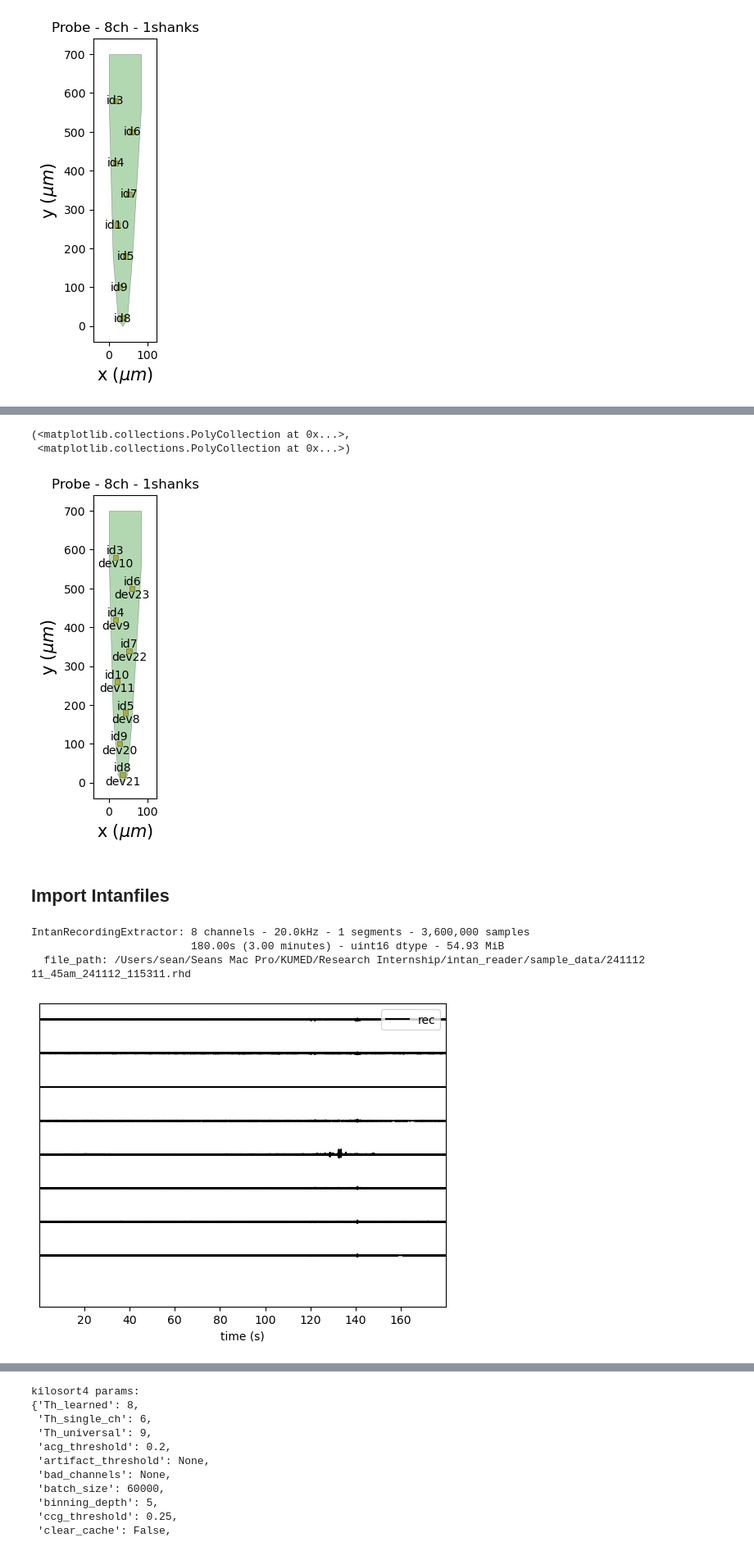
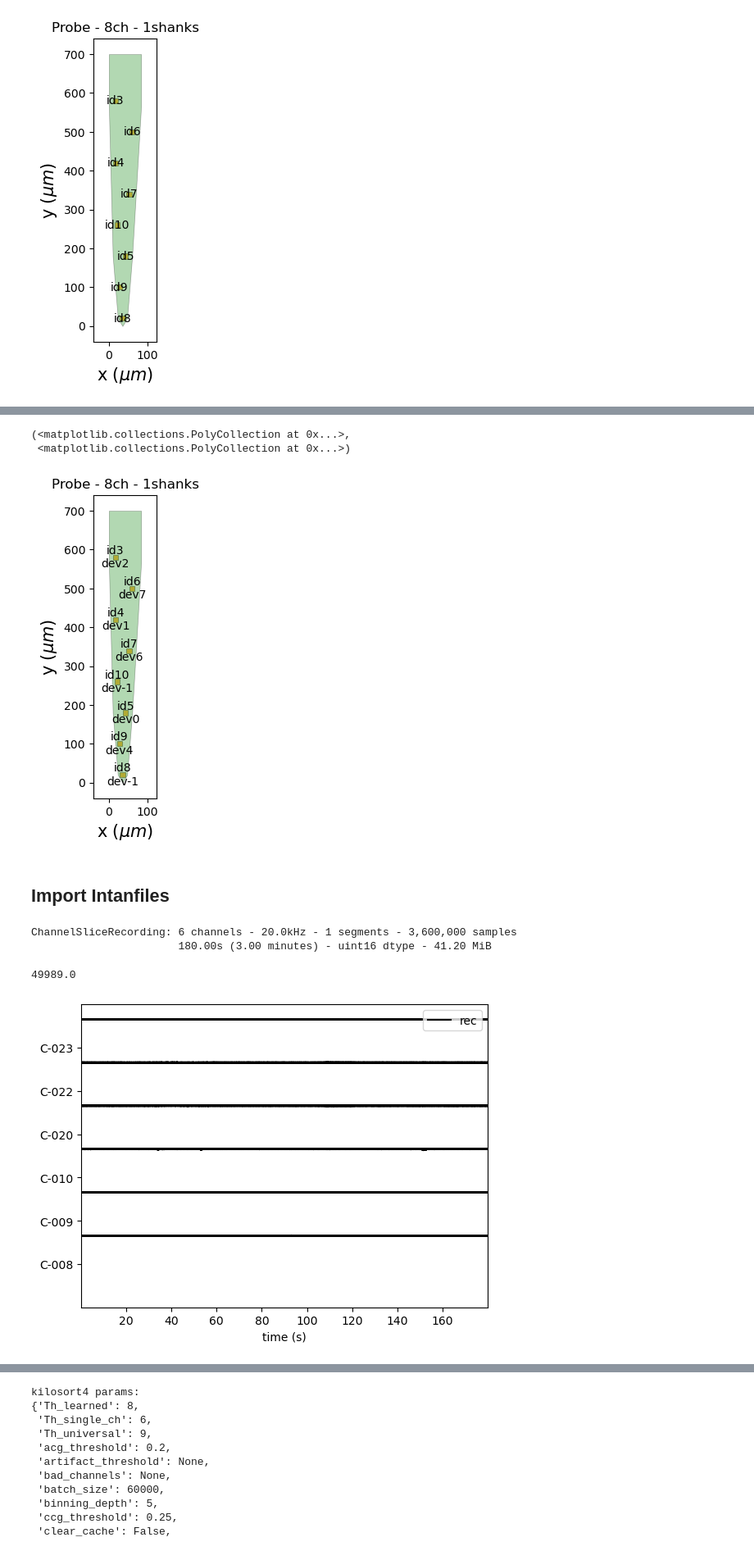
Before and after one commit to ChooYeonseo/intan-spike-sorter, a Jupyter notebook: 1_design_the_probe.ipynb, the cells around one changed output, grey strips where cells are left out. Shown: that part at 82% size. Saved outputs shown, nothing was run; the diff lists cells and outputs as text; code cells hidden in the pictures.

Commit message:
kilosort4 patch complete

```diff
--- a/1_design_the_probe.ipynb
+++ b/1_design_the_probe.ipynb
@@ -1,5 +1,10 @@
 # %% [markdown]
 # Welcome! To **LINK lab** customized spike sorter
+# %%
+data_dir = r"C:\Users\user\sean\experiment_data\241111 invivo\241111 6pm\241111 invivo_241111_175041\241111 invivo_241111_175341.rhd"
+filename=data_dir.split("\\")[-1]
+output_dir = data_dir.replace(filename,filename.split(".")[0] + "_analysis_kilosort4")
+output_dir_bin = data_dir.replace(filename,filename.split(".")[0] + "_analyzer_KS4_binary")
 # %% [markdown]
 ## Step 1: First we need to design the Probe.
 
@@ -25,11 +28,13 @@ None
 # %%
-dev_indices = np.array([21,20,8,11,22,9,23,10])
+dev_indices = np.array([-1,20,8,-1,22,9,23,10])
+dev_indices = np.array([-1,4,0,-1,6,1,7,2])
+
 probe.set_device_channel_indices(dev_indices)
 plot_probe(probe, with_contact_id=True, with_device_index=True)
 # %% [output]
 (<matplotlib.collections.PolyCollection at 0x...>,
  <matplotlib.collections.PolyCollection at 0x...>)
-[figure, old version]
+[figure, new version]
 # %% [markdown]
 ## Import Intanfiles
 # %%
@@ -47,16 +52,17 @@ import spikeinterface.widgets as sw
 global_job_kwargs = dict(n_jobs=4, chunk_duration="1s")
 si.set_global_job_kwargs(**global_job_kwargs)
 # %%
-recording = se.read_intan(r"./sample_data/241112 11_45am_241112_115311.rhd", stream_name='RHD2000 amplifier channel')
+recording = se.read_intan(data_dir, stream_name='RHD2000 amplifier channel')
+recording = recording.set_probe(probe=probe)
 print(recording)
 # %% [output]
-IntanRecordingExtractor: 8 channels - 20.0kHz - 1 segments - 3,600,000 samples
-                         180.00s (3.00 minutes) - uint16 dtype - 54.93 MiB
-  file_path: /Users/sean/Seans Mac Pro/KUMED/Research Internship/intan_reader/sample_data/241112 11_45am_241112_115311.rhd
+ChannelSliceRecording: 6 channels - 20.0kHz - 1 segments - 3,600,000 samples
+                       180.00s (3.00 minutes) - uint16 dtype - 41.20 MiB
 # %%
-w_ts = sw.plot_traces(recording, time_range=(0, 180))
+w_ts = sw.plot_traces(recording, time_range=(0, 180), show_channel_ids=True)
 # %% [output]
+49989.0
-[figure, old version]
+[figure, new version]
 # %%
 channel_ids = recording.get_channel_ids()
 fs = recording.get_sampling_frequency()
```
Also changed, not shown: parts of 21 cells of this notebook, 12 other files.
